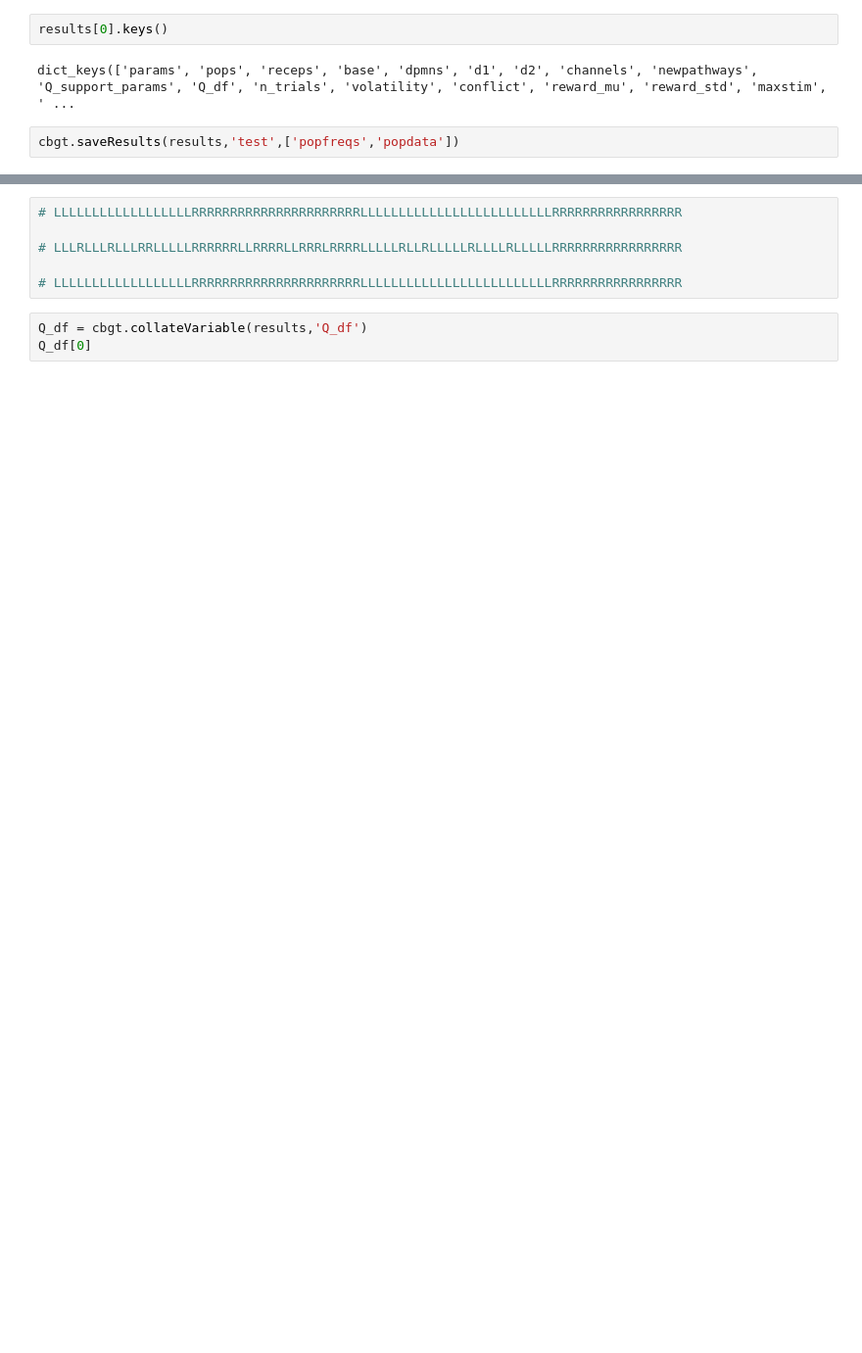
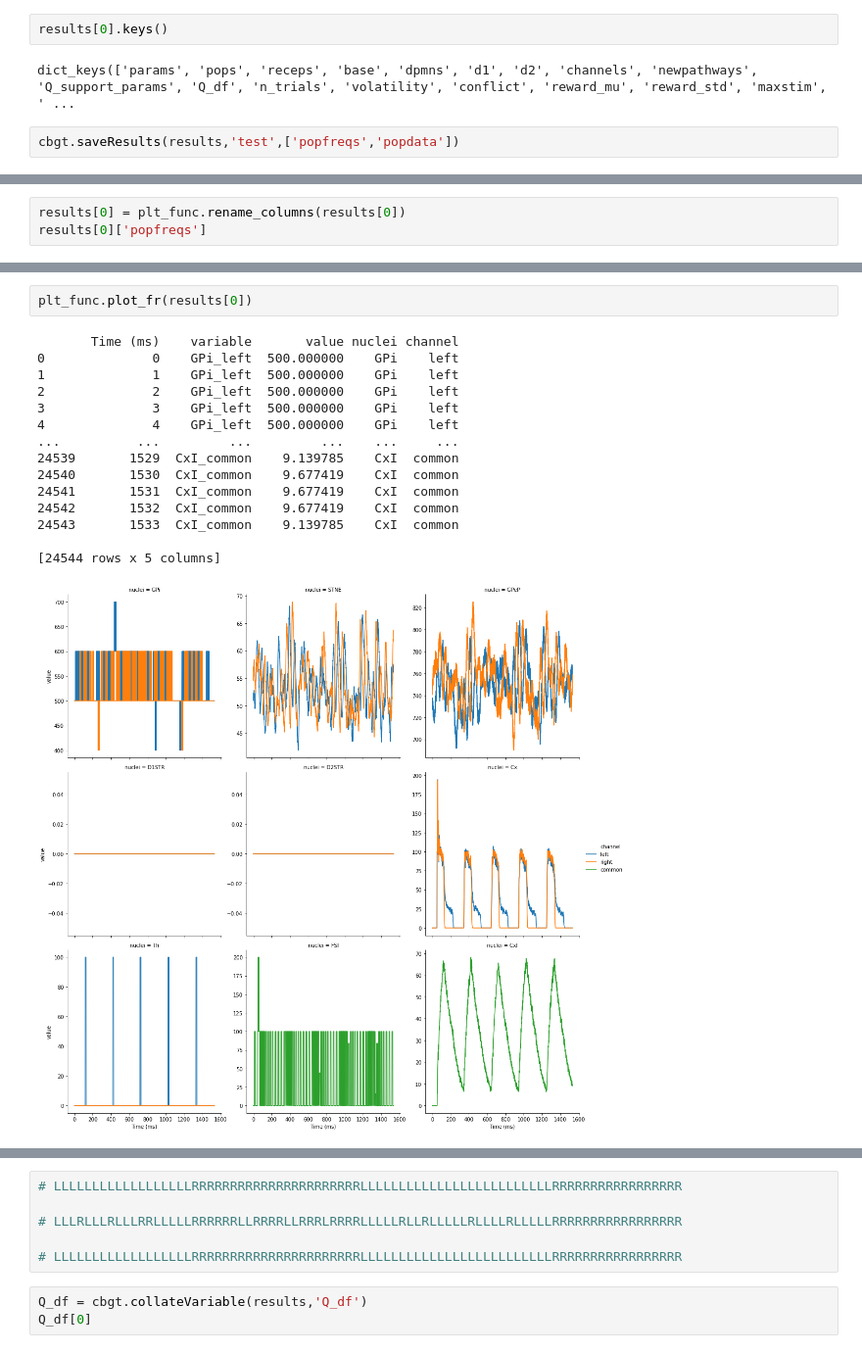
Before and after one commit to jyotikab/cbgt2, a Jupyter notebook: network_simulation-03.ipynb, the cells around one changed output, grey strips where cells are left out. Shown at 98% size. Cells and saved outputs as stored; diff of their text form; blank space fills up the shorter version.

Commit message:
Plotting functions

```diff
--- a/network_simulation-03.ipynb
+++ b/network_simulation-03.ipynb
@@ -152,0 +172,3 @@ results[0]['popfreqs']
+# %%
+results[0] = plt_func.rename_columns(results[0])
+results[0]['popfreqs']
@@ -153,3 +189,21 @@ results[0]['popfreqs']
+# %%
+plt_func.plot_fr(results[0])
+# %% [output]
+       Time (ms)    variable       value nuclei channel
+0              0    GPi_left  500.000000    GPi    left
+1              1    GPi_left  500.000000    GPi    left
+2              2    GPi_left  500.000000    GPi    left
+3              3    GPi_left  500.000000    GPi    left
+4              4    GPi_left  500.000000    GPi    left
+...          ...         ...         ...    ...     ...
+24539       1529  CxI_common    9.139785    CxI  common
+24540       1530  CxI_common    9.677419    CxI  common
+24541       1531  CxI_common    9.677419    CxI  common
+24542       1532  CxI_common    9.677419    CxI  common
+24543       1533  CxI_common    9.139785    CxI  common
+
+[24544 rows x 5 columns]
+[figure, added]
 # %%
 savedresults = cbgt.loadResults('test')
 savedresults[0]['popfreqs']
```
Also changed, not shown: parts of 15 cells of this notebook, 17 other files.
